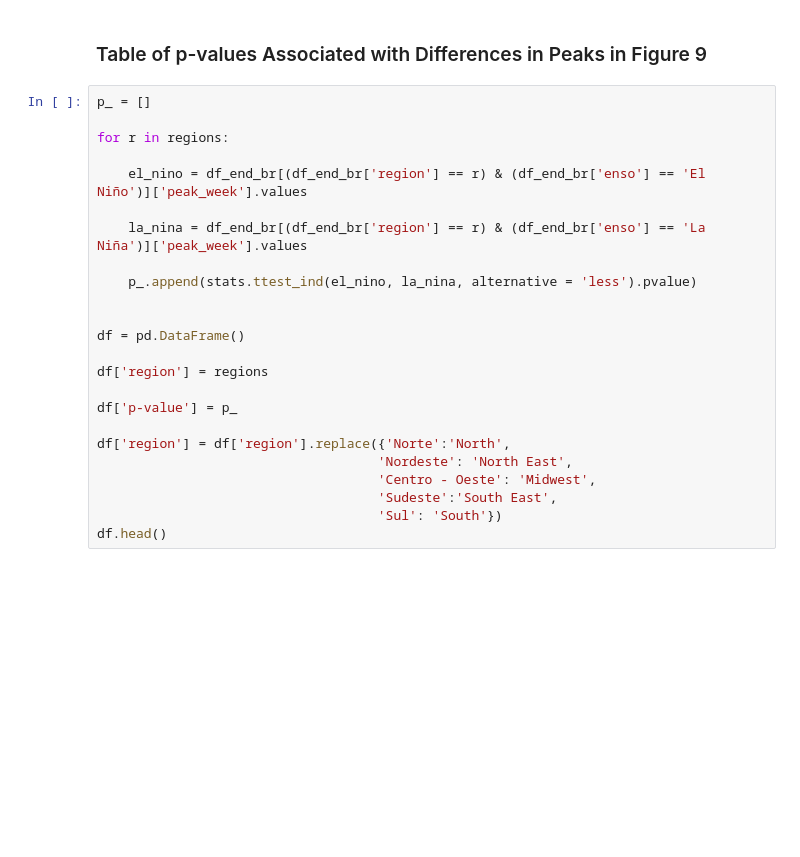
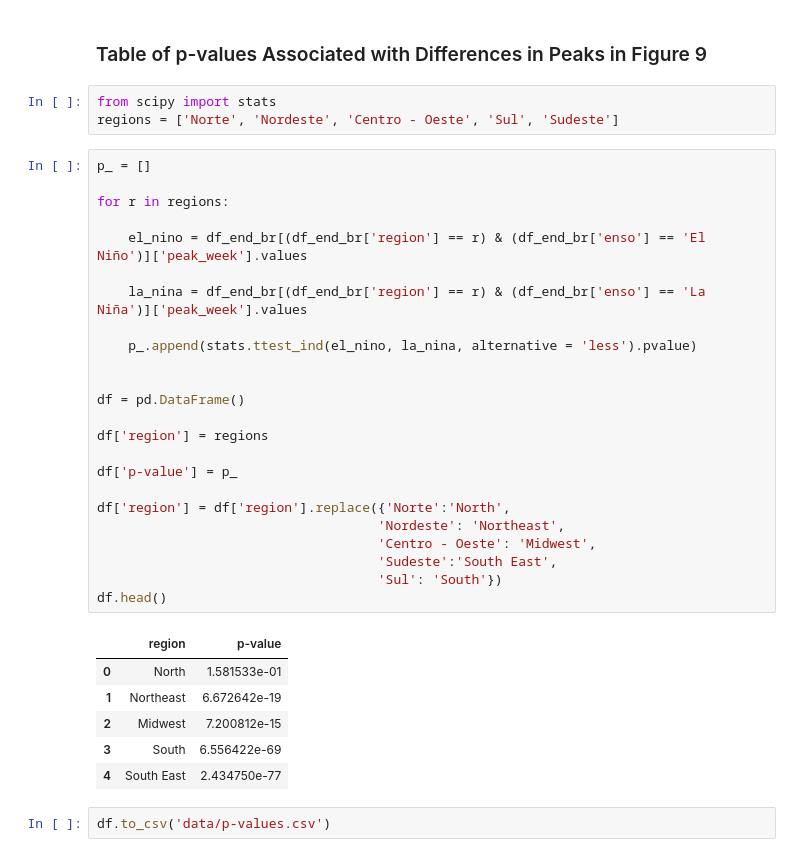
Before and after one commit to eduardocorrearaujo/repo_episcanner_paper, a Jupyter notebook: gen_article_figures.ipynb, the cells around one changed output. Drawn from its saved outputs; the diff is of its cells as text; blank space fills up the shorter version.

```diff
--- a/gen_article_figures.ipynb
+++ b/gen_article_figures.ipynb
@@ -471,27 +471,39 @@ Passing `palette` without assigning `hue` is deprecated and will be removed in v
 [figure]
 # %% [markdown]
 ### Table of p-values Associated with Differences in Peaks in Figure 9
+# %%
+from scipy import stats
+regions = ['Norte', 'Nordeste', 'Centro - Oeste', 'Sul', 'Sudeste']
 # %%
 p_ = []
 
 for r in regions:
 
     el_nino = df_end_br[(df_end_br['region'] == r) & (df_end_br['enso'] == 'El Niño')]['peak_week'].values
 
     la_nina = df_end_br[(df_end_br['region'] == r) & (df_end_br['enso'] == 'La Niña')]['peak_week'].values
 
     p_.append(stats.ttest_ind(el_nino, la_nina, alternative = 'less').pvalue)
 
 
 df = pd.DataFrame()
 
 df['region'] = regions
 
 df['p-value'] = p_
 
 df['region'] = df['region'].replace({'Norte':'North',
-                                    'Nordeste': 'North East',
+                                    'Nordeste': 'Northeast',
                                     'Centro - Oeste': 'Midwest',
                                     'Sudeste':'South East',
                                     'Sul': 'South'})
 df.head()
+# %% [output]
+|  | region | p-value |
+| 0 | North | 1.581533e-01 |
+| 1 | Northeast | 6.672642e-19 |
+| 2 | Midwest | 7.200812e-15 |
+| 3 | South | 6.556422e-69 |
+| 4 | South East | 2.434750e-77 |
+# %%
+df.to_csv('data/p-values.csv')
```
Also changed, not shown: 13 other files.
